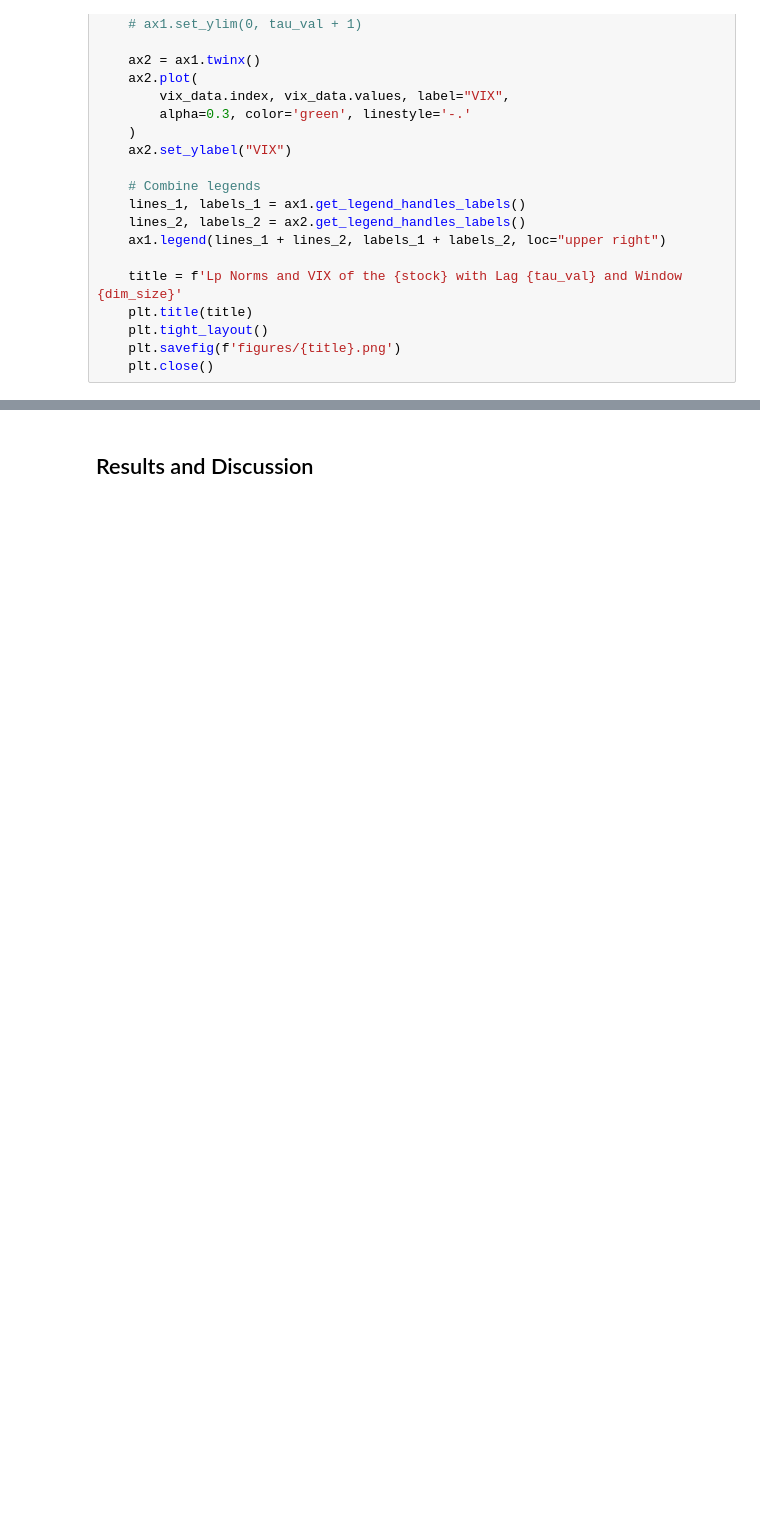
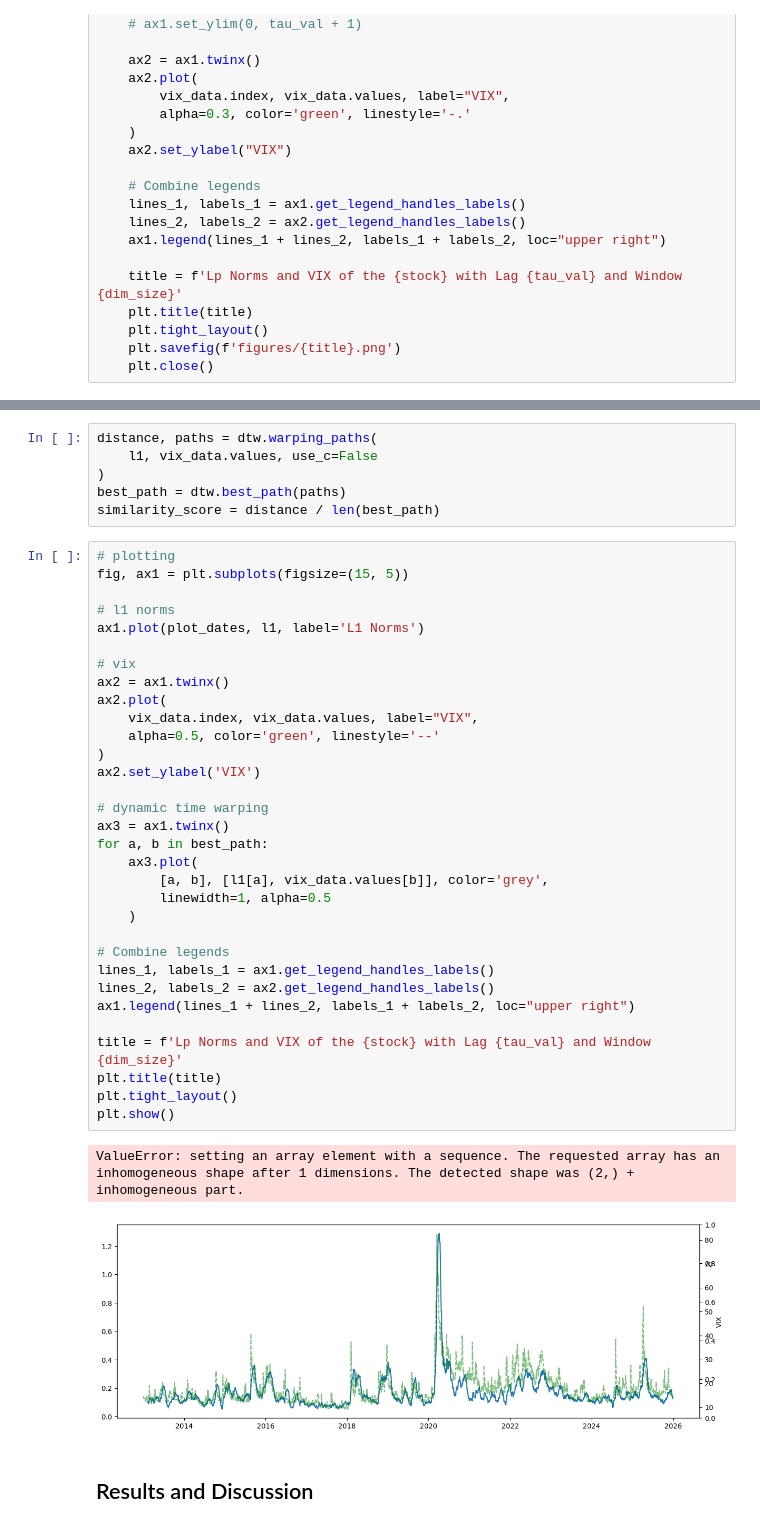
Before and after one commit to donnafaithhh/LP-Norms-and-Volatility, a Jupyter notebook: 01 simulation.ipynb, the cells around one changed output, grey strips where cells are left out. Drawn from its saved outputs; the diff is of its cells as text; blank space fills up the shorter version.

```diff
--- a/01 simulation.ipynb
+++ b/01 simulation.ipynb
@@ -322,2 +396,43 @@ for idx in range(embedded_data.shape[0]):
+# %%
+distance, paths = dtw.warping_paths(
+    l1, vix_data.values, use_c=False
+)
+best_path = dtw.best_path(paths)
+similarity_score = distance / len(best_path)
+# %%
+# plotting
+fig, ax1 = plt.subplots(figsize=(15, 5))
+
+# l1 norms
+ax1.plot(plot_dates, l1, label='L1 Norms')
+
+# vix
+ax2 = ax1.twinx()
+ax2.plot(
+    vix_data.index, vix_data.values, label="VIX",
+    alpha=0.5, color='green', linestyle='--'
+)
+ax2.set_ylabel('VIX')
+
+# dynamic time warping
+ax3 = ax1.twinx()
+for a, b in best_path:
+    ax3.plot(
+        [a, b], [l1[a], vix_data.values[b]], color='grey',
+        linewidth=1, alpha=0.5
+    )
+
+# Combine legends
+lines_1, labels_1 = ax1.get_legend_handles_labels()
+lines_2, labels_2 = ax2.get_legend_handles_labels()
+ax1.legend(lines_1 + lines_2, labels_1 + labels_2, loc="upper right")
+
+title = f'Lp Norms and VIX of the {stock} with Lag {tau_val} and Window {dim_size}'
+plt.title(title)
+plt.tight_layout()
+plt.show()
+# %% [output]
+ValueError: setting an array element with a sequence. The requested array has an inhomogeneous shape after 1 dimensions. The detected shape was (2,) + inhomogeneous part.
+[figure, added]
 # %% [markdown]
 ## Results and Discussion
```
Also changed, not shown: parts of 13 cells of this notebook.
